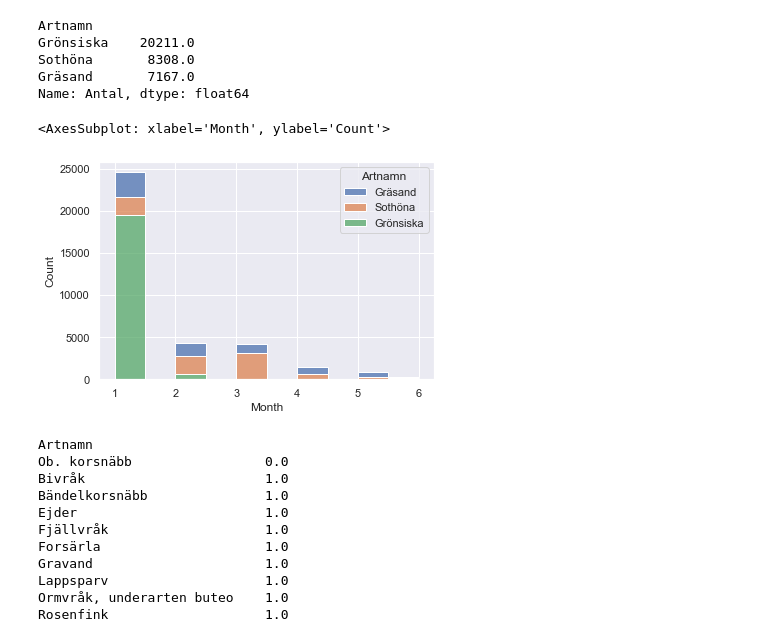
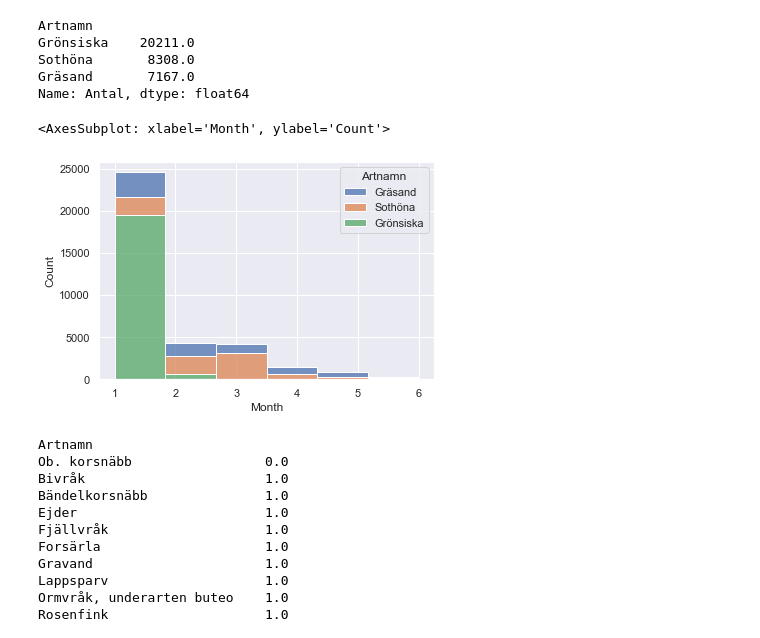
Before and after one commit to oscarsjostrand/su-mt4007, a Jupyter notebook: hw3/hw3.ipynb, the cells around one changed output. Drawn from its saved outputs; the diff is of its cells as text; code cells hidden in the pictures.

```diff
--- a/hw3/hw3.ipynb
+++ b/hw3/hw3.ipynb
@@ -92,15 +92,15 @@ Name: Antal, dtype: float64
 # %%
 art_port['Startdatum'] = pd.to_datetime(art_port['Startdatum'])
 art_port['Month'] = art_port['Startdatum'].dt.month
 
 top_3 = ["Grönsiska", "Sothöna", "Gräsand"]
 
 sub = art_port[art_port["Artnamn"].isin(top_3)]
 
-sns.histplot(data = sub, x = "Month", weights = "Antal", hue='Artnamn', multiple='stack', kde = False)
+sns.histplot(data = sub, x = "Month", bins = 6, weights = "Antal", hue='Artnamn', multiple='stack', kde = False)
 # %% [output]
 <AxesSubplot: xlabel='Month', ylabel='Count'>
-[figure, old version]
+[figure, new version]
 # %%
 rarest_species = species_count.nsmallest(20)
 print(rarest_species)
```
Also changed, not shown: parts of 6 cells of this notebook.
